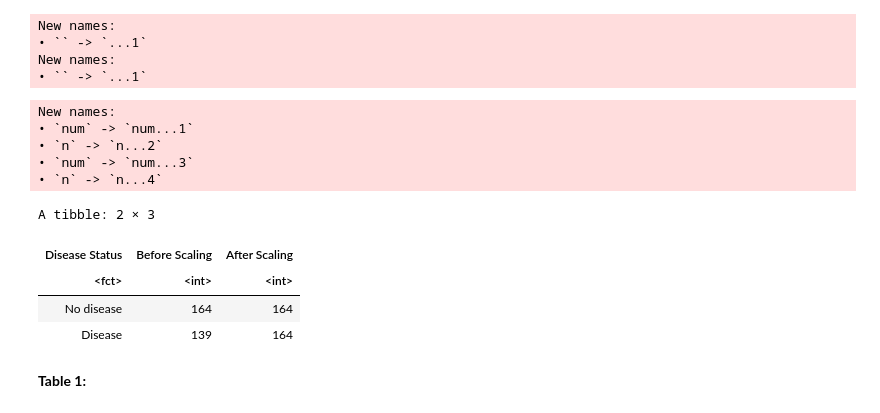
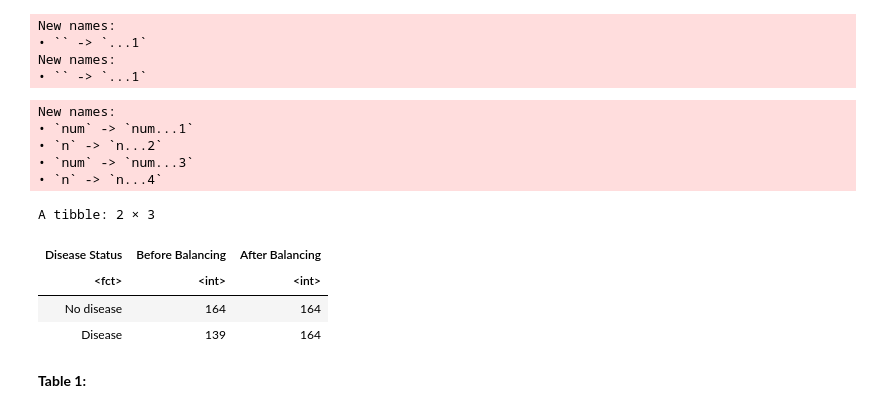
Before and after one commit to Phoebeml/Group20_DSCI100, a Jupyter notebook: Group20Project.ipynb, the cells around one changed output. Saved outputs shown, nothing was run; the diff lists cells and outputs as text; code cells hidden in the pictures.

```diff
--- a/Group20Project.ipynb
+++ b/Group20Project.ipynb
@@ -92,18 +97,18 @@ New names:
 # %%
 #bind the two counts and label data with human readable names
 count_data <- bind_cols(count_before_balancing, count_after_balancing) |>
     select(-num...3)
-titles<- c("Disease Status", "Before Scaling", "After Scaling")
+titles<- c("Disease Status", "Before Balancing", "After Balancing")
 colnames(count_data) <- titles
 count_data
 # %% [output]
 New names:
 • `num` -> `num...1`
 • `n` -> `n...2`
 • `num` -> `num...3`
 • `n` -> `n...4`
 A tibble: 2 × 3
-| Disease Status | Before Scaling | After Scaling |
+| Disease Status | Before Balancing | After Balancing |
 | <fct> | <int> | <int> |
 | No disease | 164 | 164 |
 | Disease | 139 | 164 |
```
Also changed, not shown: parts of 9 cells of this notebook.
